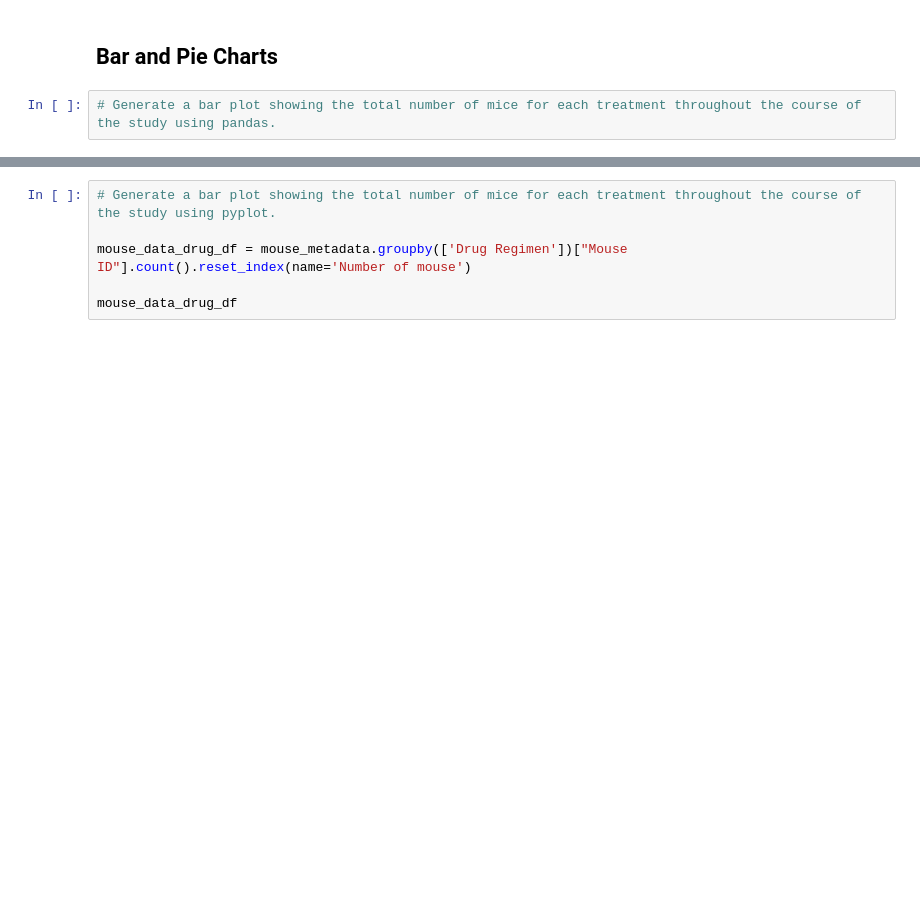
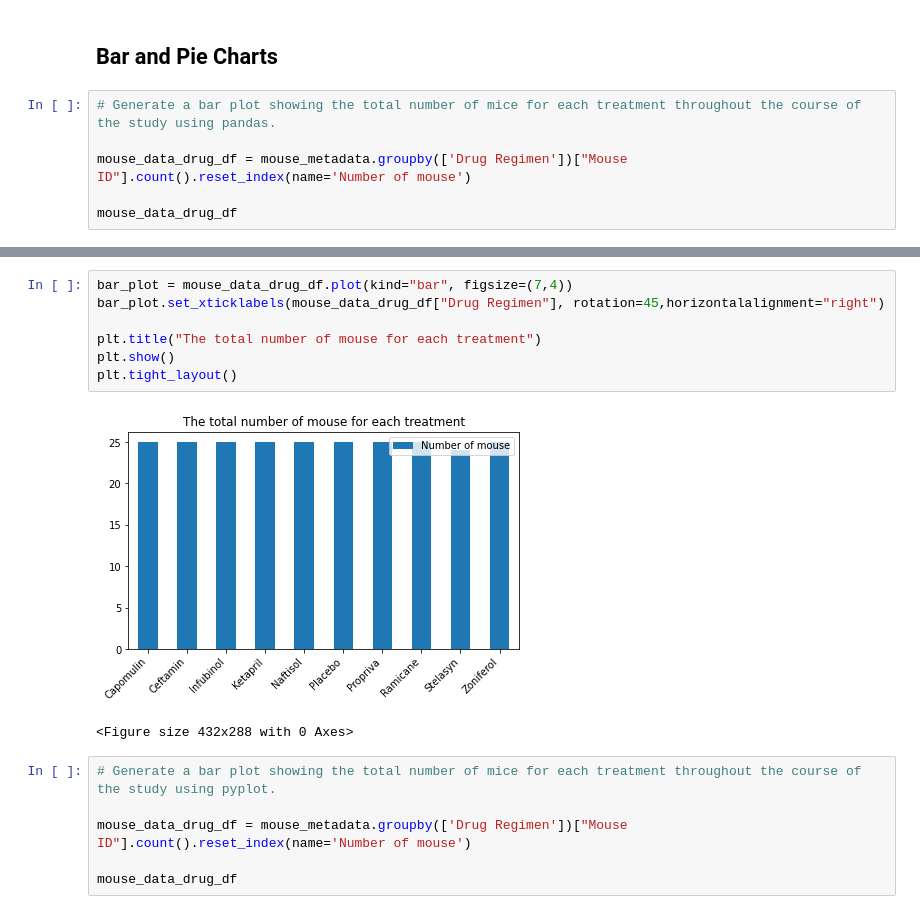
Before and after one commit to ChloeThan/Matplotlib_Challenge, a Jupyter notebook: pymaceuticals_chloe.ipynb, the cells around one changed output, grey strips where cells are left out. Saved outputs shown, nothing was run; the diff lists cells and outputs as text; blank space fills up the shorter version.

```diff
--- a/pymaceuticals_chloe.ipynb
+++ b/pymaceuticals_chloe.ipynb
@@ -127,3 +127,7 @@ The summary statistics table:
 ## Bar and Pie Charts
 # %%
 # Generate a bar plot showing the total number of mice for each treatment throughout the course of the study using pandas.
+
+mouse_data_drug_df = mouse_metadata.groupby(['Drug Regimen'])["Mouse ID"].count().reset_index(name='Number of mouse')
+
+mouse_data_drug_df
@@ -130,3 +146,13 @@ The summary statistics table:
+# %%
+bar_plot = mouse_data_drug_df.plot(kind="bar", figsize=(7,4))
+bar_plot.set_xticklabels(mouse_data_drug_df["Drug Regimen"], rotation=45,horizontalalignment="right")
+
+plt.title("The total number of mouse for each treatment")
+plt.show()
+plt.tight_layout()
+# %% [output]
+[figure, added]
+<Figure size 432x288 with 0 Axes>
 # %%
 # Generate a bar plot showing the total number of mice for each treatment throughout the course of the study using pyplot.
 
```
Also changed, not shown: parts of 5 cells of this notebook.
